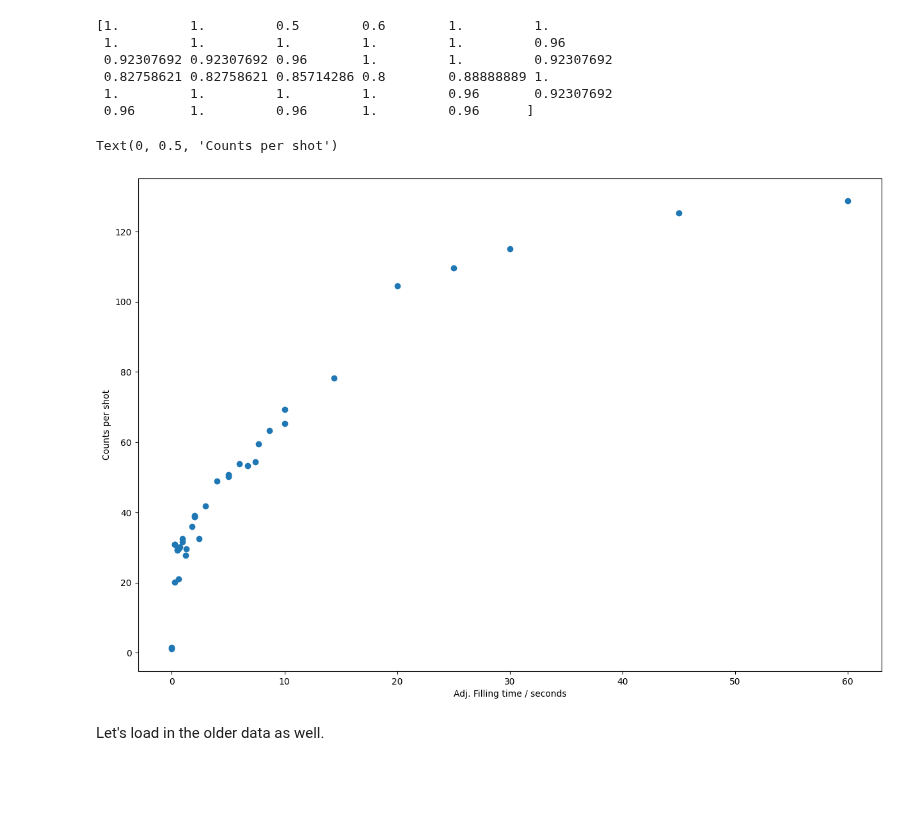
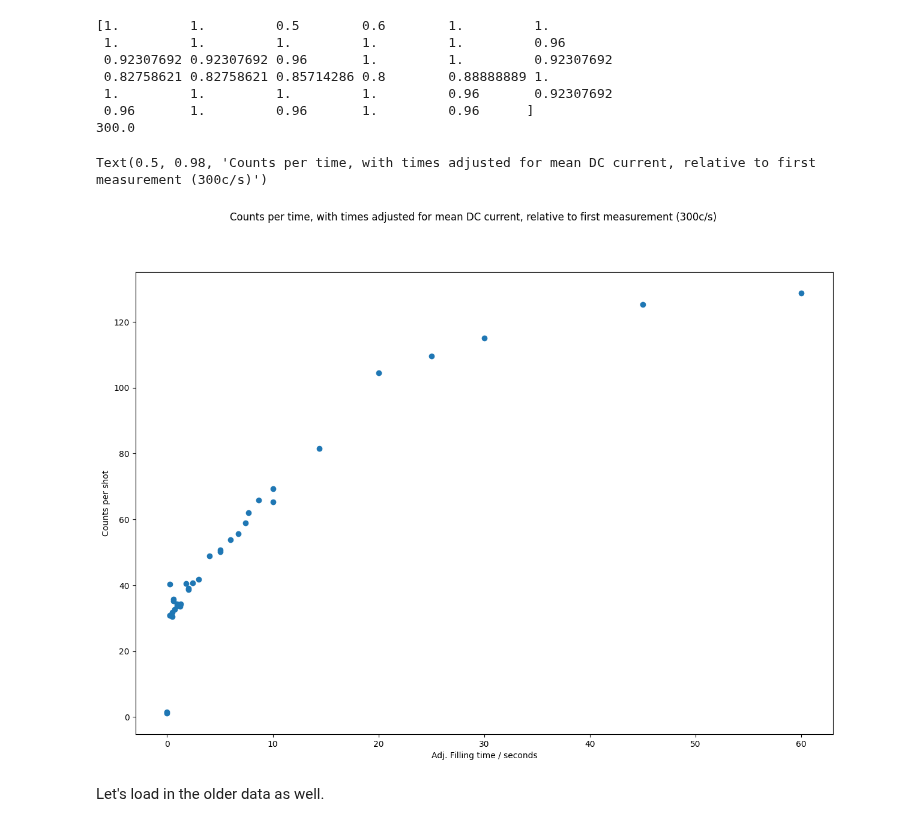
Before and after one commit to EmilLenler/PhD-Work, a Jupyter notebook: Jeppe Bachelor/OctopoleFilling1104.ipynb, the cells around one changed output. Drawn from its saved outputs; the diff is of its cells as text; code cells hidden in the pictures; blank space fills up the shorter version.

```diff
--- a/Jeppe Bachelor/OctopoleFilling1104.ipynb
+++ b/Jeppe Bachelor/OctopoleFilling1104.ipynb
@@ -16,20 +17,23 @@ with open('OctopoleFillingData_10_04_24(Sheet1).csv', mode ='r')as file:
 # %%
 fig,ax = plt.subplots(figsize = (15,10))
 adjustmentFactor = meanCurrent[0]/(np.array(meanCurrent))
-ax.scatter(times*adjustmentFactor,np.array(counts)/20*adjustmentFactor)
-#ax.errorbar(times*adjustmentFactor,np.array(counts)/20*adjustmentFactor,np.sqrt(counts)*adjustmentFactor/20,ls = '')
+ax.scatter(times*adjustmentFactor,np.array(counts)/20)
+# ax.errorbar(times*adjustmentFactor,np.array(counts)/20*adjustmentFactor,np.sqrt(counts)*adjustmentFactor/20,ls = '')
 print(adjustmentFactor)
+print(meanCurrent[0])
 ax.set_xlabel('Adj. Filling time / seconds')
 ax.set_ylabel('Counts per shot')
+fig.suptitle('Counts per time, with times adjusted for mean DC current, relative to first measurement (300c/s)')
 # %% [output]
 [1.         1.         0.5        0.6        1.         1.
  1.         1.         1.         1.         1.         0.96
  0.92307692 0.92307692 0.96       1.         1.         0.92307692
  0.82758621 0.82758621 0.85714286 0.8        0.88888889 1.
  1.         1.         1.         1.         0.96       0.92307692
  0.96       1.         0.96       1.         0.96      ]
+300.0
-Text(0, 0.5, 'Counts per shot')
+Text(0.5, 0.98, 'Counts per time, with times adjusted for mean DC current, relative to first measurement (300c/s)')
-[figure, old version]
+[figure, new version]
 # %% [markdown]
 Let's load in the older data as well.
 # %%
```
Also changed, not shown: parts of 3 cells of this notebook, 1 other file.
